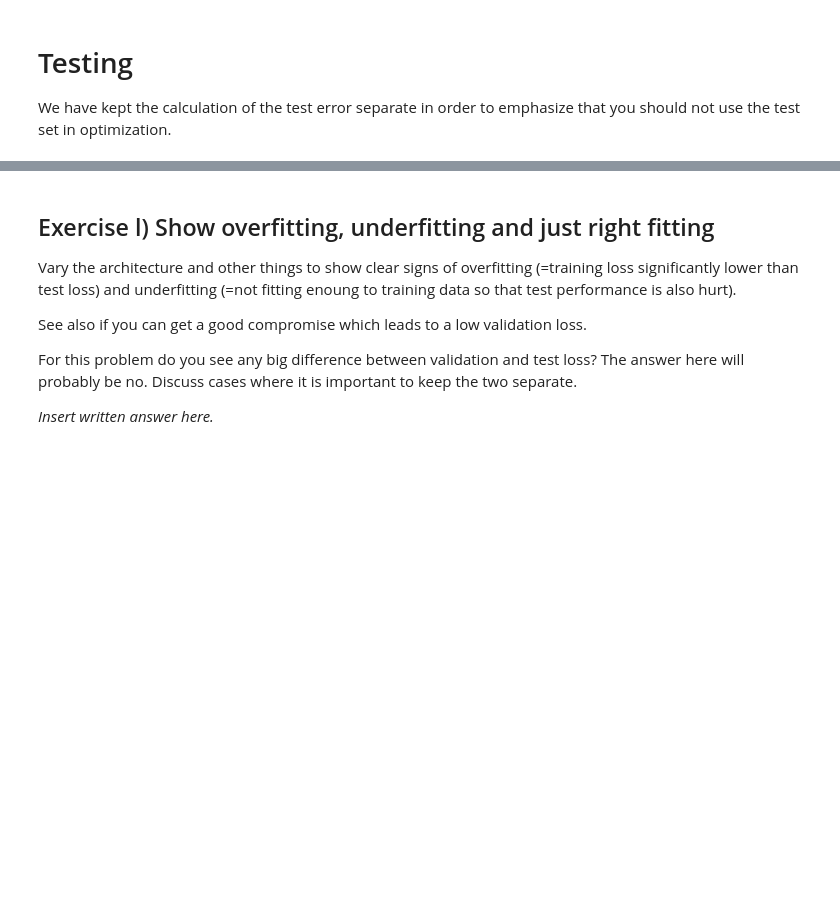
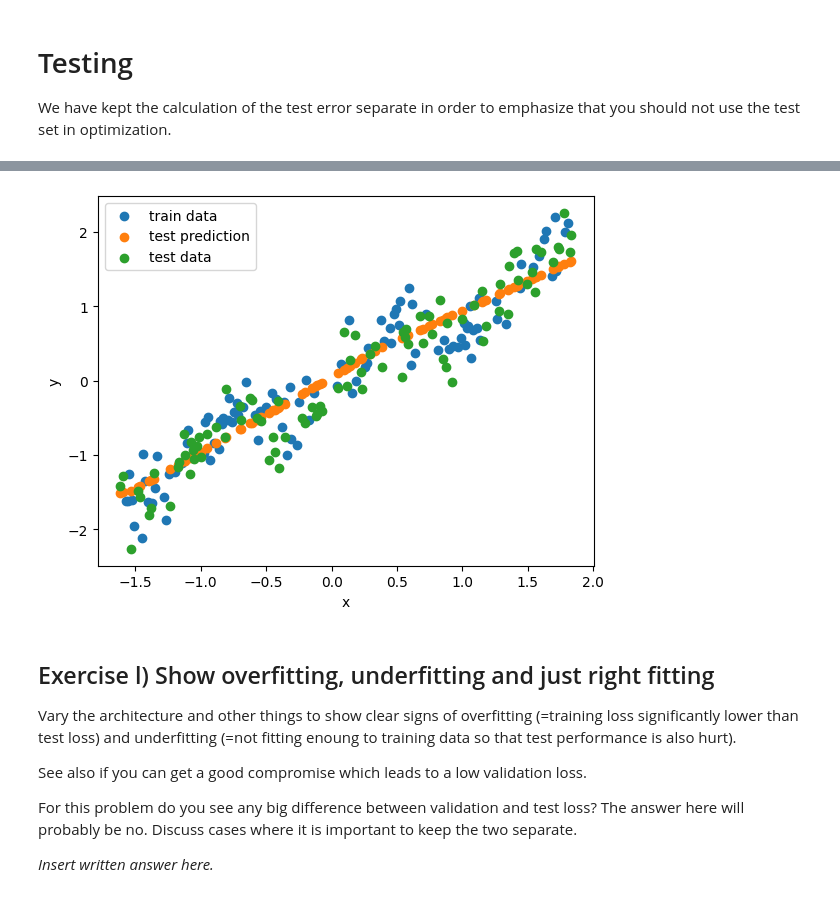
Before and after one commit to lukasfalk/02456-2025, a Jupyter notebook: Week2 Feedforward Python/2.1 FNN AutoDif Nanograd.ipynb, the cells around one changed output, grey strips where cells are left out. Saved outputs shown, nothing was run; the diff lists cells and outputs as text; code cells hidden in the pictures; blank space fills up the shorter version.

```diff
--- a/Week2 Feedforward Python/2.1 FNN AutoDif Nanograd.ipynb
+++ b/Week2 Feedforward Python/2.1 FNN AutoDif Nanograd.ipynb
@@ -246,11 +288,15 @@ def finite_difference(da=1e-10):
     finite_difference: numerical approximation to the derivative (float)
     """
 
-    fa_da = 0           # <- Insert correct expression
-    fa = 0               # <- Insert correct expression
+    fa_da = (3.0 + da) * 5.0           # <- Insert correct expression
+    fa = 3.0 * 5.0               # <- Insert correct expression
 
     finite_difference = (fa_da - fa) / da
 
     return finite_difference
 
 print(finite_difference())
+
+# Compare with Nanograd's backprop
+a, b, f = f_function(3.0)
+print(f"Nanograd derivative (a.grad): {a.grad}")
@@ -378,12 +432,19 @@ class DenseLayer:
     def __repr__(self):
         return 'Weights: ' + repr(self.weights) + ' Biases: ' + repr(self.bias)
 
-    def parameters(self) -> Sequence[Var]:
-      params = []
-      for r in self.weights:
-        params += r
+    def print_weights(self):
+        print(self.weights)
 
-      return params + self.bias
+    def print_parameters(self):
+            """
+            Prints weights and biases for this specific layer.
+            """
+            for i, row in enumerate(self.weights):
+                for j, weight in enumerate(row):
+                    print(f"  Weight (in:{i}, out:{j}): {weight}")
+
+            for j, bias in enumerate(self.bias):
+                print(f"  Bias (out:{j}): {bias}")
 
     def forward(self, single_input: Sequence[Var]) -> Sequence[Var]:
         # self.weights is a matrix with dimension n_in x n_out. We check that the dimensionality of the input
@@ -395,10 +456,10 @@ class DenseLayer:
         # We therefore loop over the (number of) nodes in the current layer:
         for j in range(len(weights[0])):
             # Initialize the node value depending on its corresponding parameters.
-            node = Var(0.0) # <- Insert code
+            node = self.bias[j] # <- Insert code
             # We now finish the linear transformation corresponding to the parameters of the currently considered node.
             for i in range(len(single_input)):
-                node += Var(0.0)  # <- Insert code
+                node += single_input[i] * weights[i][j]  # <- Insert code
             node = self.act_fn(node)
             out.append(node)
 
@@ -725,21 +908,23 @@ print("Test loss:  {:4.3f}".format(Loss_test.v))
 # %%
 x_test_np = Var_to_nparray(x_test)
 x_train_np = Var_to_nparray(x_train)
 y_train_np = Var_to_nparray(y_train)
 if D1:
     plt.scatter(x_train_np, y_train_np, label="train data");
     plt.scatter(x_test_np, Var_to_nparray(output_test), label="test prediction");
     plt.scatter(x_test_np, y_test_np, label="test data");
     plt.legend();
-    plt.xlabel("x");
+    plt.xlabel("x");{\displaystyle \mathbf {y} =A\mathbf {x} +\mathbf {b} .}
     plt.ylabel("y");
 else:
     plt.scatter(x_train_np[:,1], y_train, label="train data");
     plt.scatter(x_test_np[:,1], Var_to_nparray(output_test), label="test data prediction");
     plt.scatter(x_test_np[:,1], y_test_np, label="test data");
     plt.legend();
     plt.xlabel("x");
     plt.ylabel("y");
+# %% [output]
+[figure, added]
 # %% [markdown]
 ## Exercise l) Show overfitting, underfitting and just right fitting
 
```
Also changed, not shown: parts of 22 cells of this notebook.
